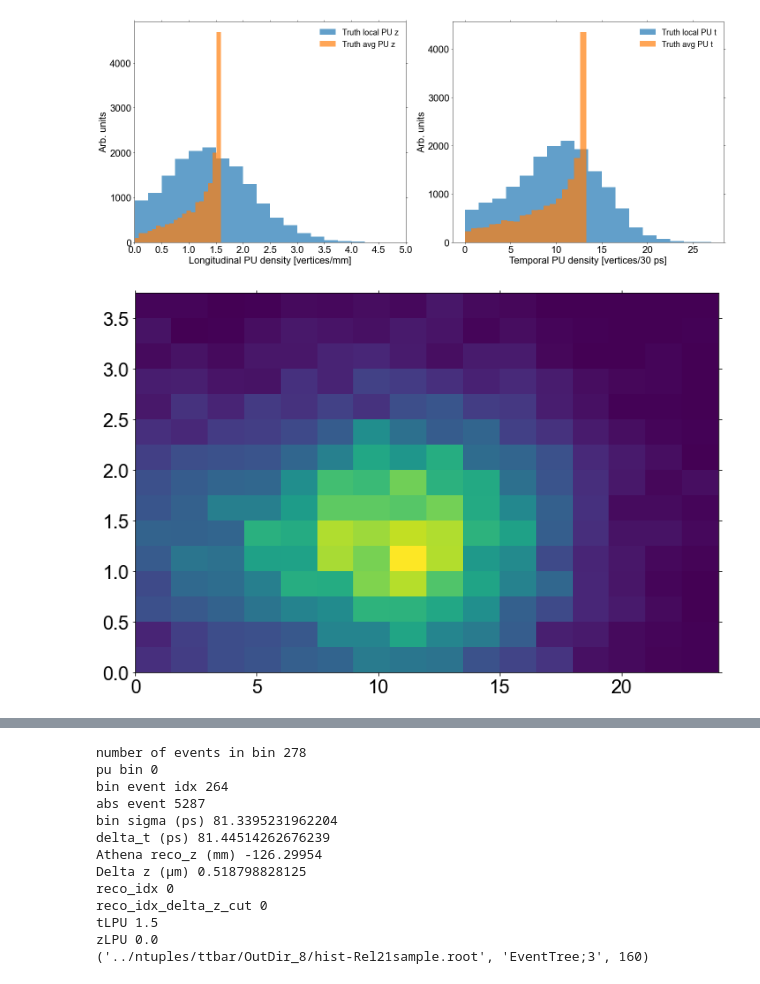
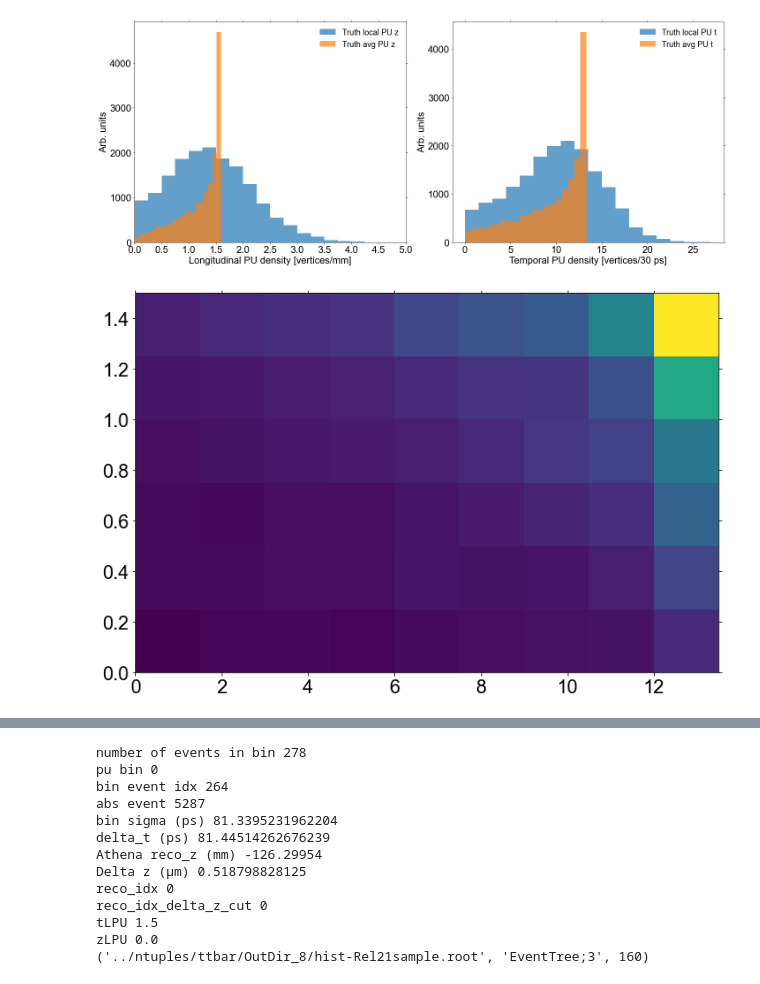
Before and after one commit to ttlindkvist/4DTracking, a Jupyter notebook: pileup_t.ipynb, the cells around one changed output, grey strips where cells are left out. Saved outputs shown, nothing was run; the diff lists cells and outputs as text; code cells hidden in the pictures.

```diff
--- a/pileup_t.ipynb
+++ b/pileup_t.ipynb
@@ -37,7 +37,8 @@ def abs_event_to_specific_ntuple_event(abs_event, files):
                 n_events_loaded += n_events_in_tree
 # %%
 # files = ['ntuples_condor/OutDir_{}/hist-Rel21sample.root'.format(i) for i in range(1, 10)]
-files = ['../ntuples/ttbar/OutDir_{}/hist-Rel21sample.root'.format(i) for i in range(3, 21)]
+files = ['../ntuples/ttbar/OutDir_{}/hist-Rel21sample.root'.format(i) for i in range(3, 31)]
+track_z0 = np.array([], dtype='object')
 track_z0_var = np.array([], dtype='object')
 track_t = np.array([], dtype='object')
 track_t30 = np.array([], dtype='object')
@@ -60,6 +61,7 @@ for file in files:
     for key in root_file.keys():
         if key.startswith('EventTree'):
             tree = root_file[key]
+            track_z0 = np.concatenate((track_z0, tree['track_z0'].array(library='np')))
             track_z0_var = np.concatenate((track_z0_var, tree['track_var_z0'].array(library='np')))
             track_t = np.concatenate((track_t, tree['track_t'].array(library='np')))
             track_t30 = np.concatenate((track_t30, tree['track_t30'].array(library='np')))
@@ -213,9 +295,9 @@ fig.tight_layout()
 # %% [output]
 [figure]
 # %%
-_= plt.hist2d(truth_localtPU, truth_localzPU, bins=(np.arange(0, 25, tbinwidth), np.arange(0, 4, zbinwidth)))
+_= plt.hist2d(truth_avgtPU, truth_avgzPU, bins=(np.arange(0, 15, tbinwidth), np.arange(0, 1.6, zbinwidth)))
 # %% [output]
-[figure, old version]
+[figure, new version]
 # %%
 events_in_zLPU_bins = []
 for bin in zLPU_truth_bin_edges:
```
Also changed, not shown: parts of 19 cells of this notebook, 7 other files.
